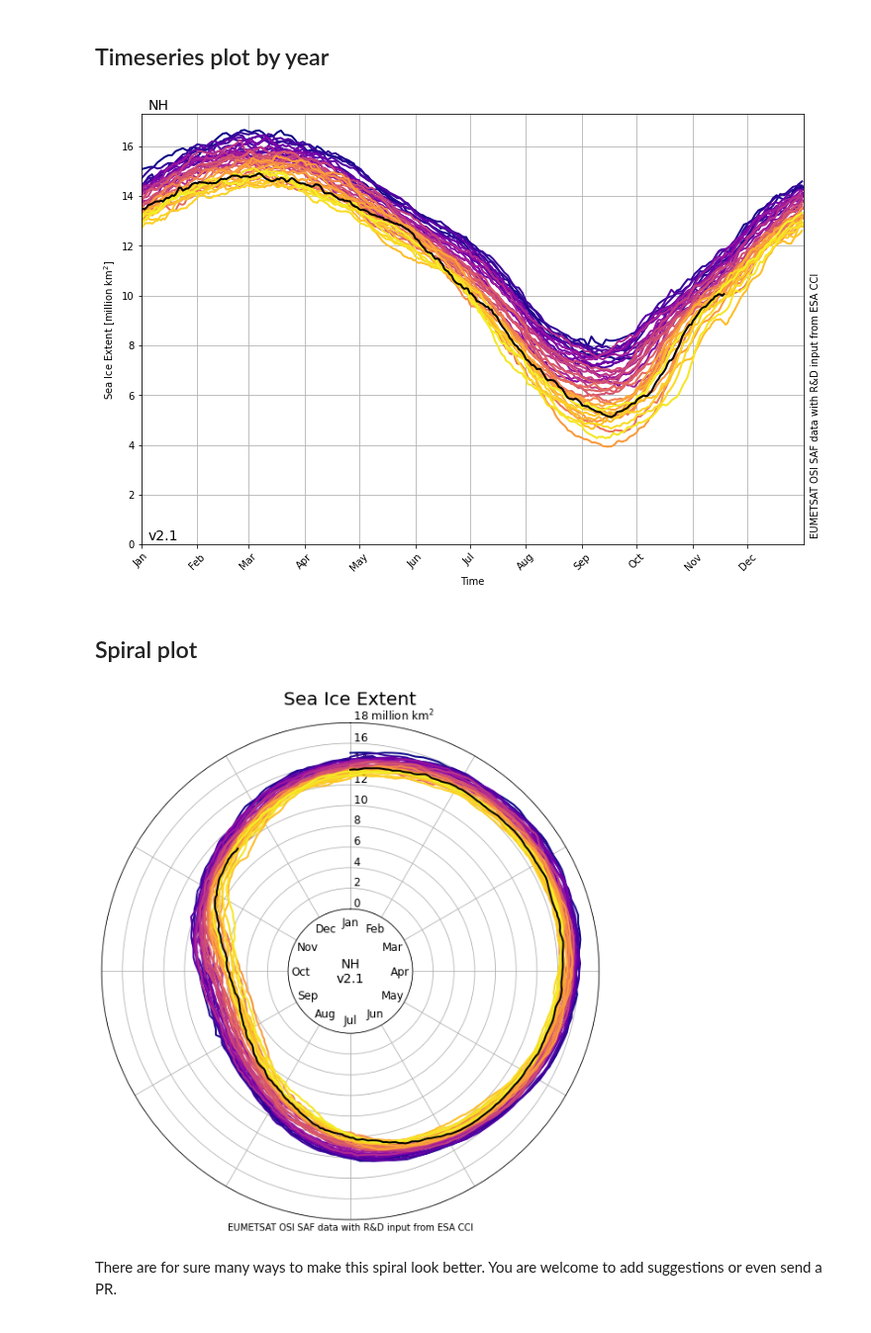
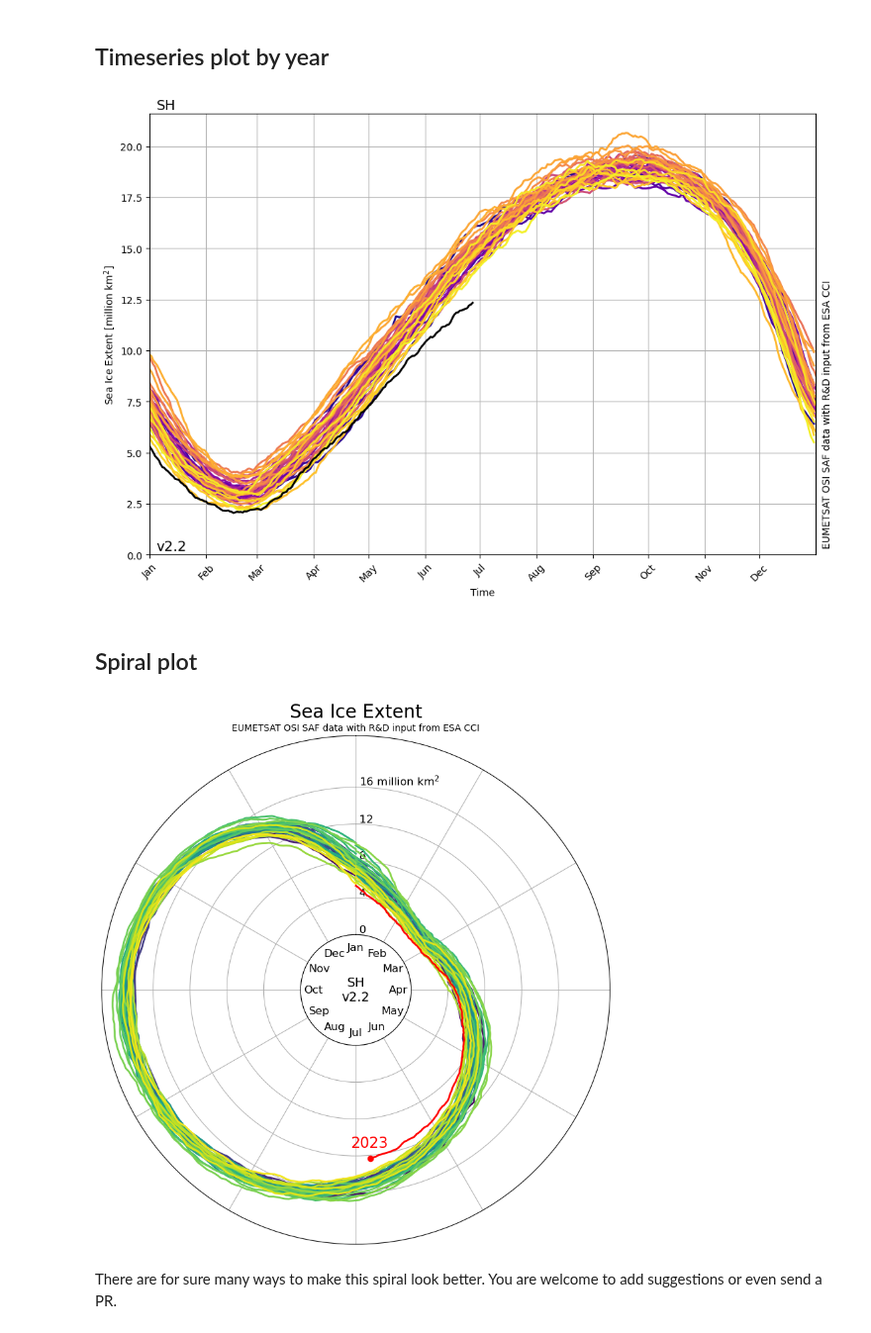
Before and after one commit to TomLav/snippets, a Jupyter notebook: Sea Ice Spiral with EUMETSAT OSI SAF data.ipynb, the cells around one changed output. Shown at 99% size. Cells and saved outputs as stored; diff of their text form; code cells hidden in the pictures.

```diff
--- a/Sea Ice Spiral with EUMETSAT OSI SAF data.ipynb
+++ b/Sea Ice Spiral with EUMETSAT OSI SAF data.ipynb
@@ -27,11 +27,11 @@ for i in range(1,13):
     months.append(calendar.month_name[i][:3])
 
 source = "EUMETSAT OSI SAF data with R&D input from ESA CCI"
-version = 'v2.1'
+version = 'v2.2'
+area = 'sh'
 # %% [markdown]
 ## Read Sea Ice Extent data
 # %%
-area = 'nh'
-url = "https://thredds.met.no/thredds/dodsC/osisaf/met.no/ice/index/v2p1/{a:}/osisaf_{a:}_sie_daily.nc".format(a=area)
+url = "https://thredds.met.no/thredds/dodsC/osisaf/met.no/ice/index/v2p2/{a:}/osisaf_{a:}_sie_daily.nc".format(a=area)
 # %%
 ds = xr.open_dataset(url)
@@ -96,7 +100,7 @@ plt.savefig('./osisaf_sie_{a:}_timeseries.png'.format(a=area), bbox_inches='tigh
 
 plt.show()
 # %% [output]
-[figure, old version]
+[figure, new version]
 # %% [markdown]
 ## Spiral plot
 # %%
@@ -105,49 +109,54 @@ fig.set_size_inches((10,10))
 
 years = np.array(list(ds_year.groups.keys()))
 for year in years:
+    if year < 1979:
+        continue
     one_year = ds_year[year]
 
     yfrac = ( year - years.min() ) / ( years.max()-years.min() )
-    col = cm.plasma( yfrac )
+    col = cm.viridis( yfrac )
     if year == years[-1]:
-        col = 'black'
+        col = 'red'
 
     doy = one_year['time.dayofyear']
     phi = (doy - doy.min()) / (365 + calendar.isleap(year) - doy.min()) * 2 * np.pi
 
     ax.plot(phi, one_year['sie'], ls='-', marker=None, color=col, lw=2)
+    if year == years[-1]:
+        ax.text(phi[-1], one_year['sie'][-1]*0.9, year, color=col, fontsize=16, ha='center')
+        ax.plot(phi[-1], one_year['sie'][-1], marker='o', color=col, lw=3)
 
 
 months_tick = np.arange(1,13)
 months_tick = (months_tick - 1) / 12.
 months_tick *= 2 * np.pi
 
-rticks = np.arange(0,18+0.1,2)
+rticks = np.arange(0,18+0.1,4)
 rticklabels = [' '+str(int(s)) for s in rticks]
 rticklabels[-1] += ' million km$^2$'
 ax.set_rgrids(rticks, labels=rticklabels,fontsize=12)
 
 ax.set_xticks(months_tick)
 ax.set_xticklabels(months, fontsize=12)
 ax.set_rlabel_position(0)
 
 ax.set_theta_direction(-1)
 ax.set_theta_zero_location('N')
 ax.set_rorigin(-6)
 
 ax.tick_params(labelleft=True, labelright=False,
                labeltop=True, labelbottom=False)
 
 ax.set_title('Sea Ice Extent', pad=20, fontsize=20)
-ax.text(0.5, -0.02, source, ha='center', transform=ax.transAxes)
+ax.text(0.5, 1.01, source, ha='center', transform=ax.transAxes)
 ax.text(0.5,0.5,area.upper()+'\n'+version,ha='center',va='center',fontsize=14,transform=ax.transAxes)
 
 ax.grid(True)
 
 plt.savefig('./osisaf_sie_{a:}_spiral.png'.format(a=area), bbox_inches='tight', facecolor='white')
 
 plt.show()
 # %% [output]
-[figure, old version]
+[figure, new version]
 # %% [markdown]
 There are for sure many ways to make this spiral look better. You are welcome to add suggestions or even send a PR.
```
Also changed, not shown: parts of 2 cells of this notebook.
